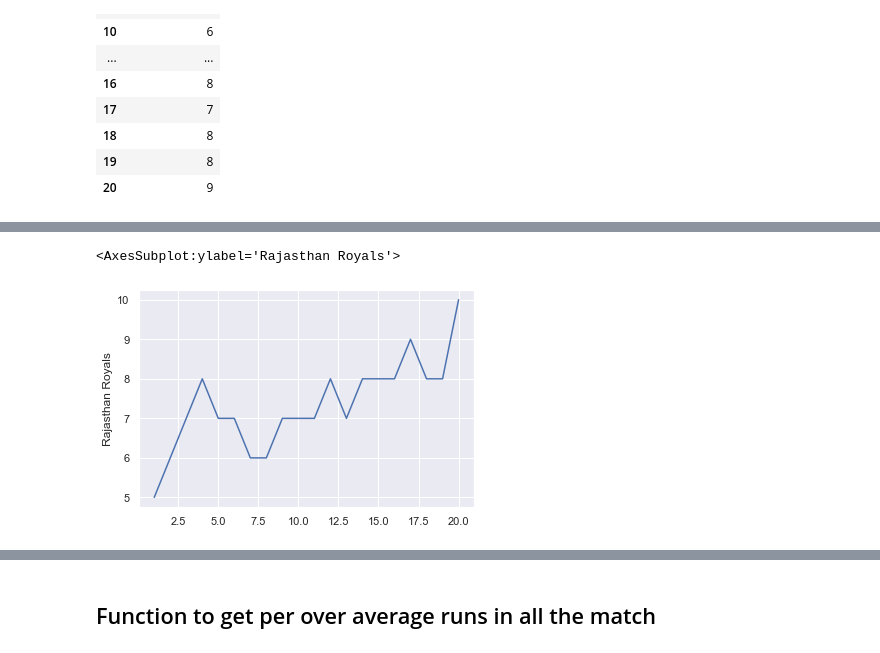
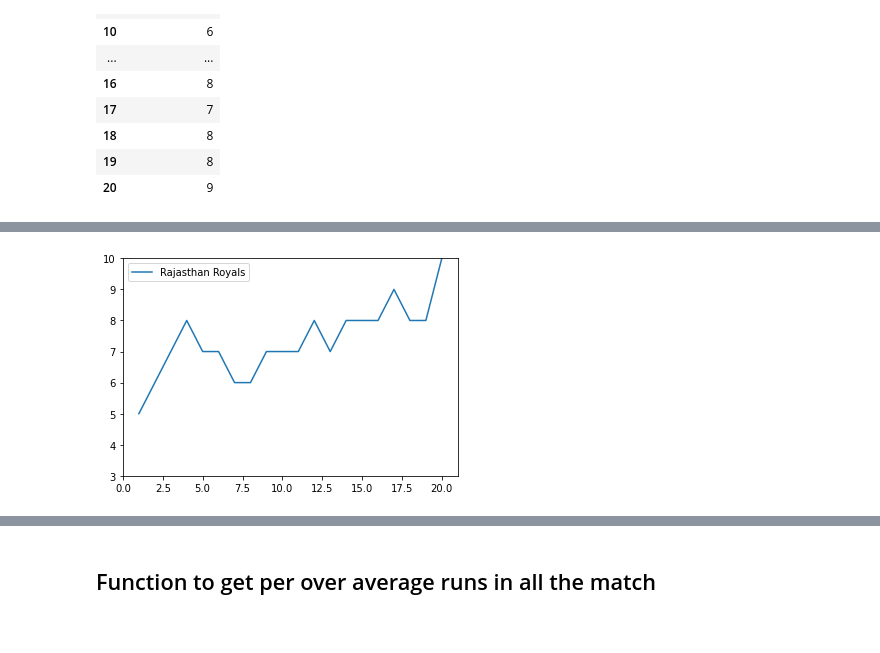
Before and after one commit to Utkarsh736/IPL_Data_Analysis, a Jupyter notebook: Template.ipynb, the cells around one changed output, grey strips where cells are left out. Cells and saved outputs as stored; diff of their text form; code cells hidden in the pictures.

```diff
--- a/Template.ipynb
+++ b/Template.ipynb
@@ -536,4 +522,0 @@ ax.set(xlabel = 'Overs', ylabel = 'Runs')
-# %%
-data_df = [0]*13
-for i,j in zip(range(13),(teams_df['team1'])):
-    data_df[i] = team_over[j]
@@ -559,0 +539,4 @@ Name: Pune Warriors, dtype: int64
+# %%
+data_df1 = [0]*13
+for i,j in zip(range(13),(teams_df['team1'])):
+    data_df1[i] = team_over[j].to_frame()
@@ -560,5 +563,7 @@ Name: Pune Warriors, dtype: int64
 # %%
-sns.lineplot(data=data_df[2])
+plot = sns.lineplot(data=data_df1[2])
+plot.set(xlim = (0,21), ylim = (3,10))
+
+plt.show()
 # %% [output]
-<AxesSubplot:ylabel='Rajasthan Royals'>
-[figure, old version]
+[figure, new version]
```
Also changed, not shown: parts of 18 cells of this notebook.
